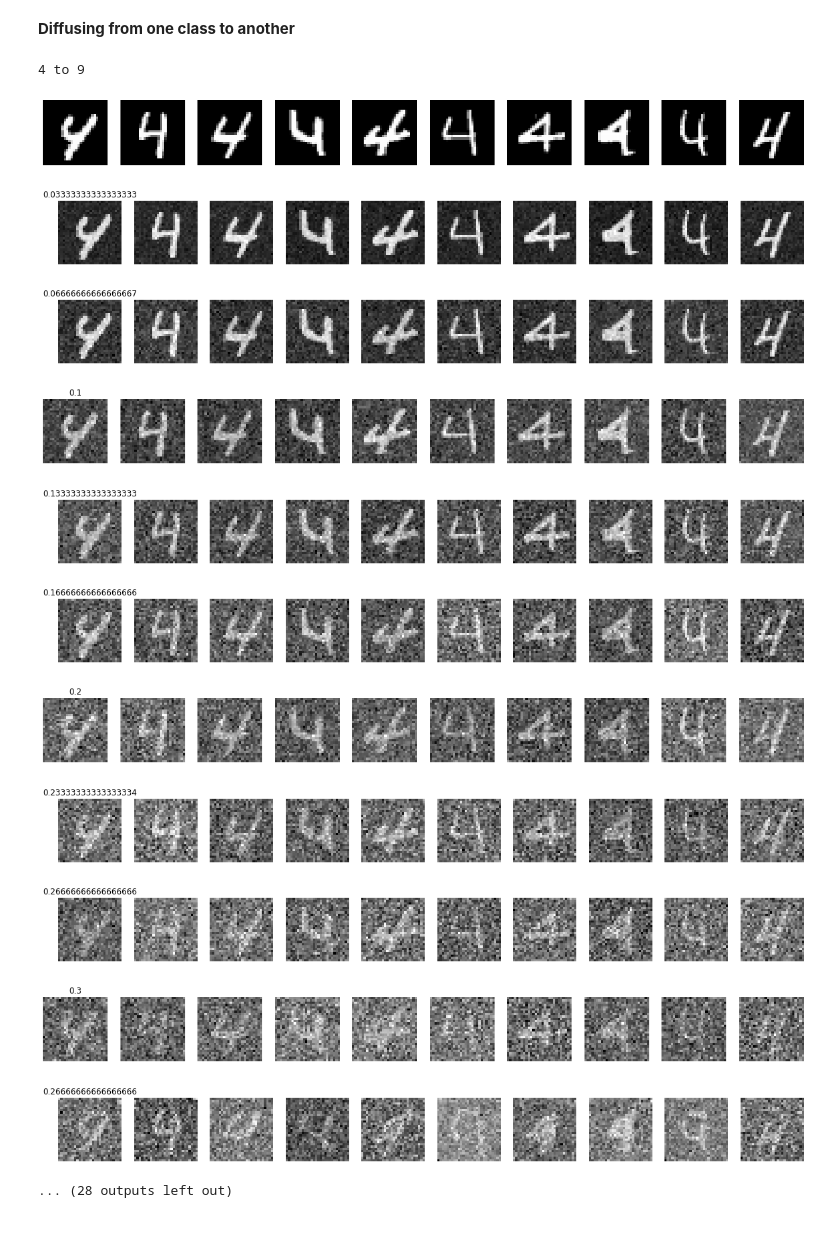
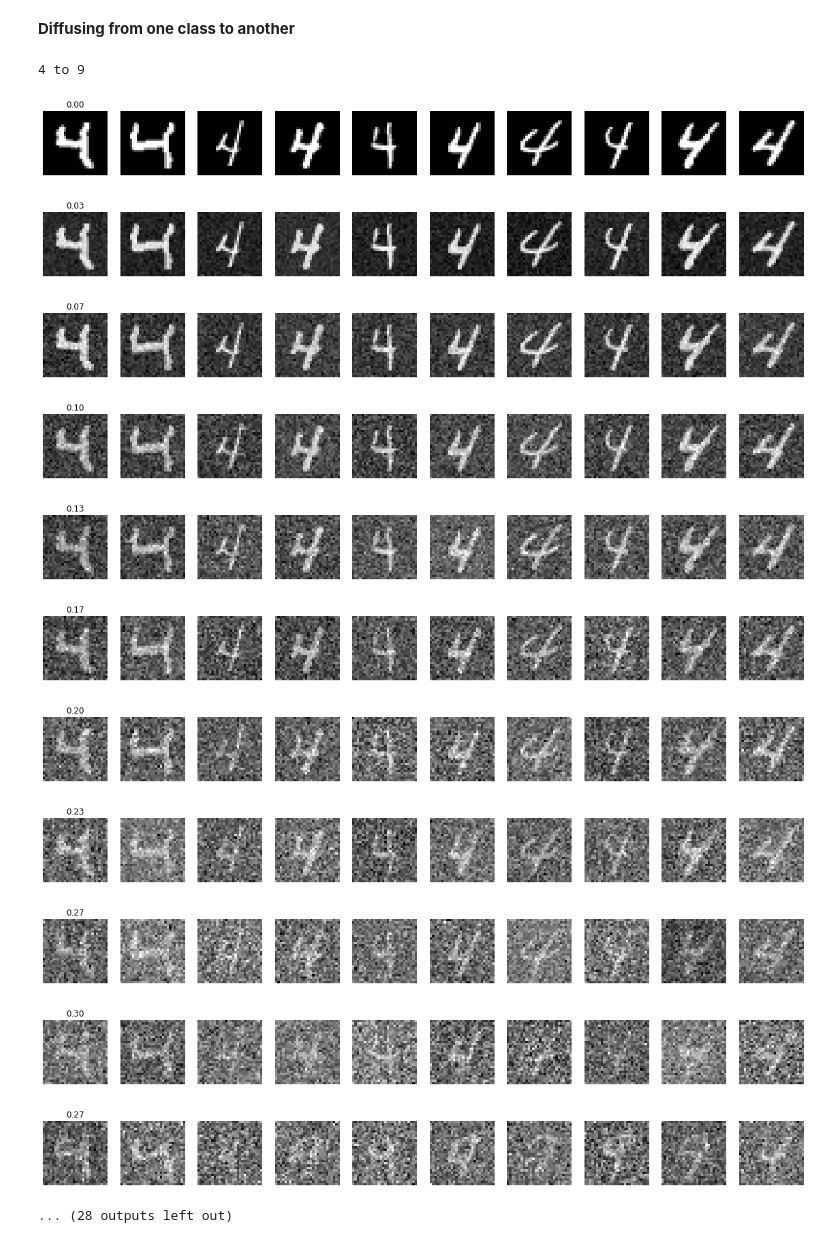
Before and after one commit to Genentech/branched-diffusion, a Jupyter notebook: continuous_branched_mnist.ipynb, the cells around one changed output. Drawn from its saved outputs; the diff is of its cells as text; code cells hidden in the pictures.

```diff
--- a/continuous_branched_mnist.ipynb
+++ b/continuous_branched_mnist.ipynb
@@ -585,7 +521,7 @@ sde = VariancePreservingSDE(0.1, 20, input_shape)
 
 t_limit = 1
 model = MultitaskScoreUNet(
-    num_branches=len(branch_defs), t_limit=t_limit, mean_score_mag=None, data_channels=data_channels
+    len(branch_defs), t_limit=t_limit, mean_score_mag=None, data_channels=data_channels
 ).to(DEVICE)
 # %%
 def plot_digits(x, num_to_plot=10, title=None):
@@ -600,7 +536,8 @@ def plot_digits(x, num_to_plot=10, title=None):
 # Show some images after running the SDE forward for different times
 time_steps = 4
 
-x0, _, _, _, _ = next(iter(data_loader))
+x0, _ = next(iter(data_loader))
+x0 = x0.cpu().numpy()
 
 plot_digits(np.clip(x0, 0, 1), title="t = 0")
 x0 = torch.tensor(x0).to(DEVICE)
@@ -708,13 +645,13 @@ def generate_samples(
         x = xt
         t_iter = tqdm.notebook.tqdm(time_steps) if verbose else time_steps
         for time_step in t_iter:
-            branch_index = class_and_time_to_branch_index(class_to_sample, time_step, branch_defs)
+            branch_index = class_time_to_branch(class_to_sample, time_step, branch_defs)
             t = torch.ones(num_samples).to(DEVICE) * time_step
             f = sde.drift_coef_func(x, t)
             g = sde.diff_coef_func(x, t)
             dw = torch.randn_like(x)
 
-            drift = (f - (torch.square(g) * model(x, t, branch_index))) * step_size
+            drift = (f - (torch.square(g) * model(x, t)[:, branch_index])) * step_size
             diff = g * torch.sqrt(step_size) * dw
 
             mean_x = x - drift  # Subtract here because step size is really negative
@@ -730,11 +667,11 @@ def generate_samples(
         x = xt
         t_iter = tqdm.notebook.tqdm(time_steps) if verbose else time_steps
         for time_step in t_iter:
-            branch_index = class_and_time_to_branch_index(class_to_sample, time_step, branch_defs)
+            branch_index = class_time_to_branch(class_to_sample, time_step, branch_defs)
             t = torch.ones(num_samples).to(DEVICE) * time_step
 
             # Take Langevin MCMC step
-            score = model(x, t, branch_index)
+            score = model(x, t)[:, branch_index]
 
             snr = 0.1
             score_norm = torch.mean(torch.norm(score.reshape(score.shape[0], -1), dim=-1))
@@ -747,7 +684,7 @@ def generate_samples(
             g = sde.diff_coef_func(x, t)
             dw = torch.randn_like(x)
 
-            drift = (f - (torch.square(g) * model(x, t, branch_index))) * step_size
+            drift = (f - (torch.square(g) * model(x, t)[:, branch_index])) * step_size
             diff = g * torch.sqrt(step_size) * dw
 
             mean_x = x - drift  # Subtract here because step size is really negative
@@ -762,11 +699,11 @@ def generate_samples(
         # Define function used by ODE solver:
         def ode_func(t, x):
             # t is a scalar; x is a 1D NumPy array
-            branch_index = class_and_time_to_branch_index(class_to_sample, t, branch_defs)
+            branch_index = class_time_to_branch(class_to_sample, t, branch_defs)
             x_tens = torch.tensor(x).float().to(DEVICE).view(x_shape)
             t_tens = torch.ones(num_samples).to(DEVICE) * t
 
-            score_tens = model(x_tens, t_tens, branch_index)
+            score_tens = model(x_tens, t_tens)[:, branch_index]
             f_tens = sde.drift_coef_func(x_tens, t_tens)
             g_tens = sde.diff_coef_func(x_tens, t_tens)
 
@@ -809,7 +745,7 @@ samples_4 = generate_samples(model, sde, 4, sampler="pc", t_limit=0.3, xt=torch.
 samples_9 = generate_samples(model, sde, 9, sampler="pc", t_limit=0.3, xt=torch.tensor(samples_49).to(DEVICE), verbose=False).cpu().numpy()
 
 smoothed_samples_49 = np.empty_like(samples_49)
-for i in range(len(interim_samples)):
+for i in range(len(samples_49)):
     smoothed_samples_49[i, 0] = scipy.ndimage.gaussian_filter(samples_49[i, 0], sigma=1)
 plot_digits(np.clip(smoothed_samples_49, 0, 1))
 plot_digits(np.clip(samples_4, 0, 1))
@@ -821,8 +757,14 @@ plot_digits(np.clip(samples_9, 0, 1))
 # %% [markdown]
 **Diffusing from one class to another**
 # %%
-orig_4 = dataset.get_batch(np.where(dataset.branch_indices == 3)[0][0])[0]
-orig_9 = dataset.get_batch(np.where(dataset.branch_indices == 4)[0][0])[0]
+orig_4 = torch.stack([
+    torch.tensor(dataset[i][0], device=DEVICE) for i in
+    np.random.choice(np.where(dataset.targets == 4)[0], size=32, replace=False)
+])
+orig_9 = torch.stack([
+    torch.tensor(dataset[i][0], device=DEVICE) for i in
+    np.random.choice(np.where(dataset.targets == 9)[0], size=32, replace=False)
+])
 
 time_steps = 10
 all_t = np.linspace(0, 0.3, time_steps)
@@ -839,46 +781,46 @@ for t_i, t in enumerate(all_t):
         orig_9_tens, torch.ones(len(orig_9_tens)).to(DEVICE) * t
     )[0].cpu().numpy()
 
 all_t_flip = np.flip(all_t)
 last_4_to_9 = torch.tensor(forward_4_to_9[-1]).to(DEVICE).float()
 last_9_to_4 = torch.tensor(forward_9_to_4[-1]).to(DEVICE).float()
 for t_i in range(len(all_t_flip) - 1):
     last_4_to_9 = generate_samples(
         model, sde, 9, sampler="pc", t_limit=all_t_flip[t_i],
         t_start=all_t_flip[t_i + 1], num_samples=orig_4.shape[0],
         xt=last_4_to_9, num_steps=50, verbose=False
     )
     backward_4_to_9[t_i] = last_4_to_9.cpu().numpy()
 
     last_9_to_4 = generate_samples(
         model, sde, 4, sampler="pc", t_limit=all_t_flip[t_i],
         t_start=all_t_flip[t_i + 1], num_samples=orig_9.shape[0],
         xt=last_9_to_4, num_steps=50, verbose=False
     )
     backward_9_to_4[t_i] = last_9_to_4.cpu().numpy()
 
 print("4 to 9")
 for t_i, t in enumerate(all_t):
-    plot_digits(forward_4_to_9[t_i], title=t)
+    plot_digits(forward_4_to_9[t_i], title=("%.2f" % t))
 for t_i, t in enumerate(all_t_flip[1:]):
-    plot_digits(backward_4_to_9[t_i], title=t)
+    plot_digits(backward_4_to_9[t_i], title=("%.2f" % t))
 
 print("9 to 4")
 for t_i, t in enumerate(all_t):
-    plot_digits(forward_9_to_4[t_i], title=t)
+    plot_digits(forward_9_to_4[t_i], title=("%.2f" % t))
 for t_i, t in enumerate(all_t_flip[1:]):
-    plot_digits(backward_9_to_4[t_i], title=t)
+    plot_digits(backward_9_to_4[t_i], title=("%.2f" % t))
 # %% [output]
 4 to 9
-[figure, old version]
+[figure, new version]
-[figure, old version]
+[figure, new version]
-[figure, old version]
+[figure, new version]
-[figure, old version]
+[figure, new version]
-[figure, old version]
+[figure, new version]
-[figure, old version]
+[figure, new version]
-[figure, old version]
+[figure, new version]
-[figure, old version]
+[figure, new version]
-[figure, old version]
+[figure, new version]
-[figure, old version]
+[figure, new version]
-[figure, old version]
+[figure, new version]
 ... (28 outputs left out)
```
Also changed, not shown: parts of 11 cells of this notebook.
